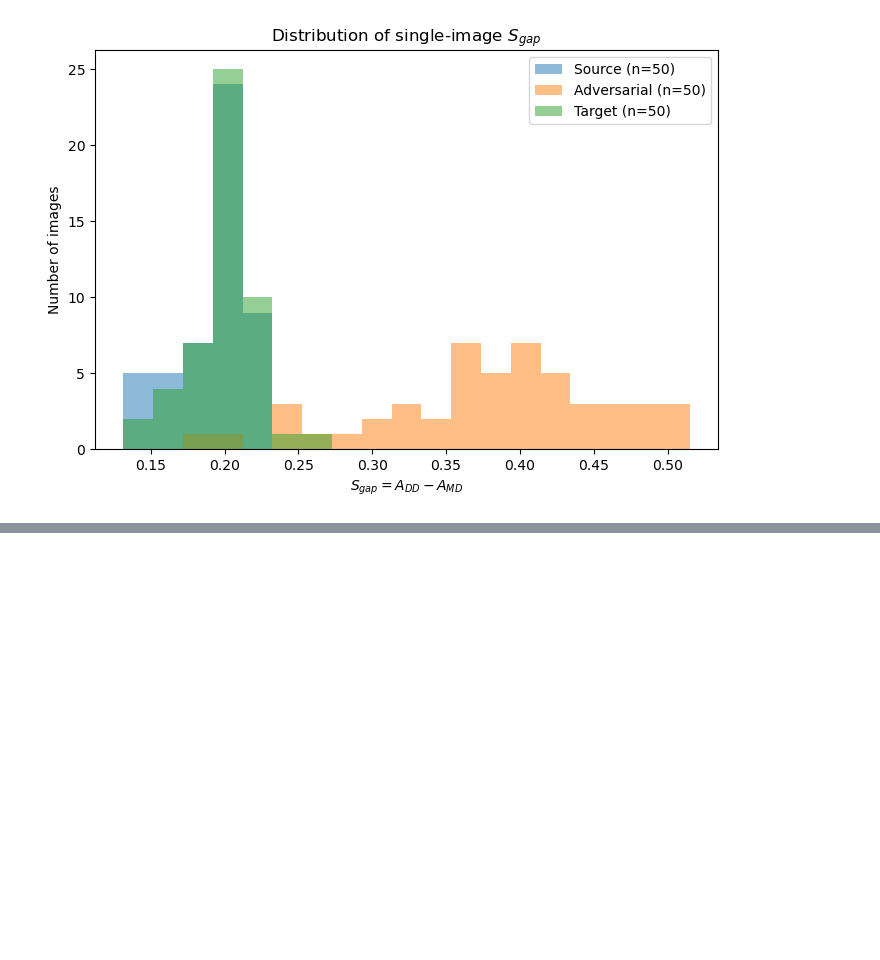
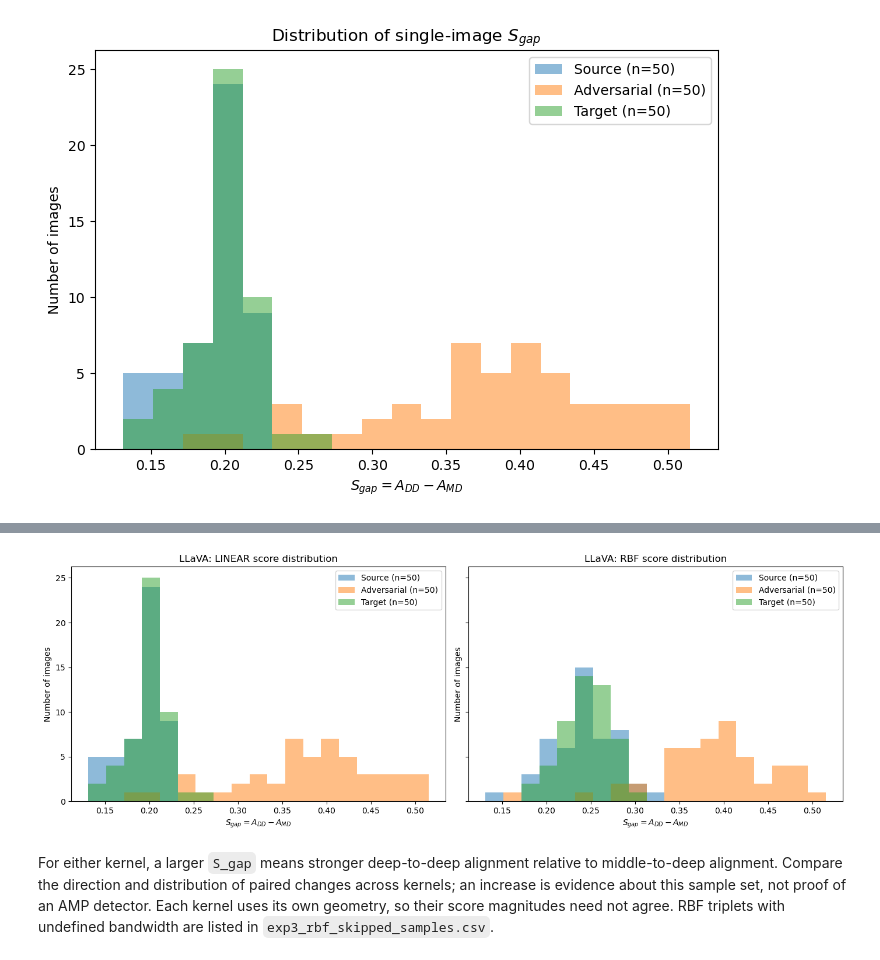
Before and after one commit to anantaraha/amp, a Jupyter notebook: adversarial_mislabeling_attack/llava/test-exp3-analysis.ipynb, the cells around one changed output, grey strips where cells are left out. Cells and saved outputs as stored; diff of their text form; code cells hidden in the pictures; blank space fills up the shorter version.

```diff
--- a/adversarial_mislabeling_attack/llava/test-exp3-analysis.ipynb
+++ b/adversarial_mislabeling_attack/llava/test-exp3-analysis.ipynb
@@ -108,0 +335,26 @@ plt.show()
+# %%
+# A shared bin range makes score distributions directly comparable.
+comparison_values = comparison_scores["S_gap"].dropna()
+low, high = comparison_values.min(), comparison_values.max()
+if low == high:
+    padding = max(abs(low), 1.0) * 1e-6
+    low, high = low - padding, high + padding
+comparison_bins = np.linspace(low, high, 20)
+
+fig, axes = plt.subplots(1, 2, figsize=(14, 5), sharex=True, sharey=True)
+for ax, kernel in zip(axes, ["linear", "rbf"]):
+    values = comparison_scores.loc[comparison_scores["cka"] == kernel]
+    for condition in condition_order:
+        scores = values.loc[values["condition"] == condition, "S_gap"].dropna()
+        ax.hist(scores, bins=comparison_bins, alpha=0.5,
+                label=f"{condition.capitalize()} (n={len(scores)})")
+    ax.set_xlabel(r"$S_{gap} = A_{DD} - A_{MD}$")
+    ax.set_ylabel("Number of images")
+    ax.set_title(f"{COMPARISON_MODEL}: {kernel.upper()} score distribution")
+    ax.legend()
+plt.tight_layout()
+plt.show()
+# %% [output]
+[figure, added]
+# %% [markdown]
+For either kernel, a larger `S_gap` means stronger deep-to-deep alignment relative to middle-to-deep alignment. Compare the direction and distribution of paired changes across kernels; an increase is evidence about this sample set, not proof of an AMP detector. Each kernel uses its own geometry, so their score magnitudes need not agree. RBF triplets with undefined bandwidth are listed in `exp3_rbf_skipped_samples.csv`.
```
Also changed, not shown: parts of 10 cells of this notebook, 8 other files.
